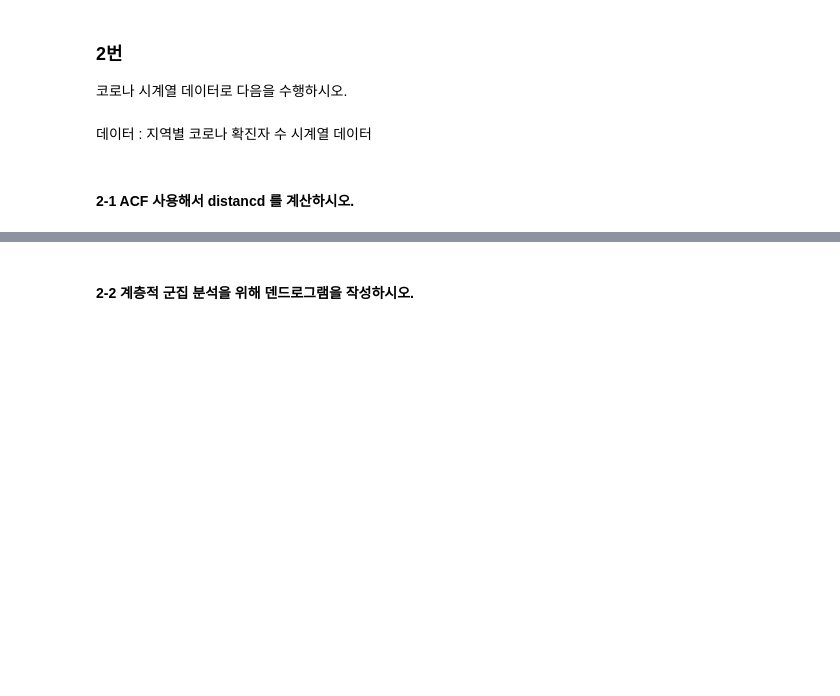
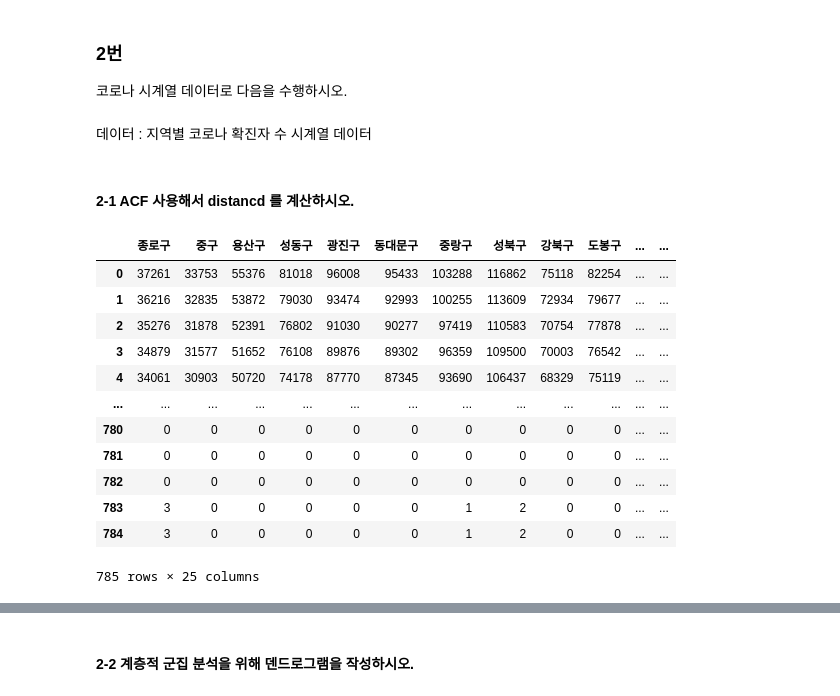
Before and after one commit to Junoflows/ADP, a Jupyter notebook: 문제/모의고사 3회.ipynb, the cells around one changed output, grey strips where cells are left out. Cells and saved outputs as stored; diff of their text form; code cells hidden in the pictures; blank space fills up the shorter version.

```diff
--- a/문제/모의고사 3회.ipynb
+++ b/문제/모의고사 3회.ipynb
@@ -414,3 +414,25 @@ t 검정에서 p-value 가 0.05보다 크므로 귀무가설을 기각하지 않
 데이터 : 지역별 코로나 확진자 수 시계열 데이터
 # %% [markdown]
 #### 2-1 ACF 사용해서 distancd 를 계산하시오.
+# %%
+import pandas as pd
+import numpy as np
+from urllib.parse import quote
+# query = quote('서울특별시코로나19.csv')
+covid = pd.read_csv('https://raw.githubusercontent.com/ADPclass/ADP_book_ver01/main/data/%EC%84%9C%EC%9A%B8%ED%8A%B9%EB%B3%84%EC%8B%9C%20%EC%BD%94%EB%A1%9C%EB%82%9819.csv')
+
+covid1 = covid.drop(['날짜'], axis= 1)
+# %% [output]
+|  | 종로구 | 중구 | 용산구 | 성동구 | 광진구 | 동대문구 | 중랑구 | 성북구 | 강북구 | 도봉구 | ... | ... |
+| 0 | 37261 | 33753 | 55376 | 81018 | 96008 | 95433 | 103288 | 116862 | 75118 | 82254 | ... | ... |
+| 1 | 36216 | 32835 | 53872 | 79030 | 93474 | 92993 | 100255 | 113609 | 72934 | 79677 | ... | ... |
+| 2 | 35276 | 31878 | 52391 | 76802 | 91030 | 90277 | 97419 | 110583 | 70754 | 77878 | ... | ... |
+| 3 | 34879 | 31577 | 51652 | 76108 | 89876 | 89302 | 96359 | 109500 | 70003 | 76542 | ... | ... |
+| 4 | 34061 | 30903 | 50720 | 74178 | 87770 | 87345 | 93690 | 106437 | 68329 | 75119 | ... | ... |
+| ... | ... | ... | ... | ... | ... | ... | ... | ... | ... | ... | ... | ... |
+| 780 | 0 | 0 | 0 | 0 | 0 | 0 | 0 | 0 | 0 | 0 | ... | ... |
+| 781 | 0 | 0 | 0 | 0 | 0 | 0 | 0 | 0 | 0 | 0 | ... | ... |
+| 782 | 0 | 0 | 0 | 0 | 0 | 0 | 0 | 0 | 0 | 0 | ... | ... |
+| 783 | 3 | 0 | 0 | 0 | 0 | 0 | 1 | 2 | 0 | 0 | ... | ... |
+| 784 | 3 | 0 | 0 | 0 | 0 | 0 | 1 | 2 | 0 | 0 | ... | ... |
+785 rows × 25 columns
```
Also changed, not shown: parts of 11 cells of this notebook.
